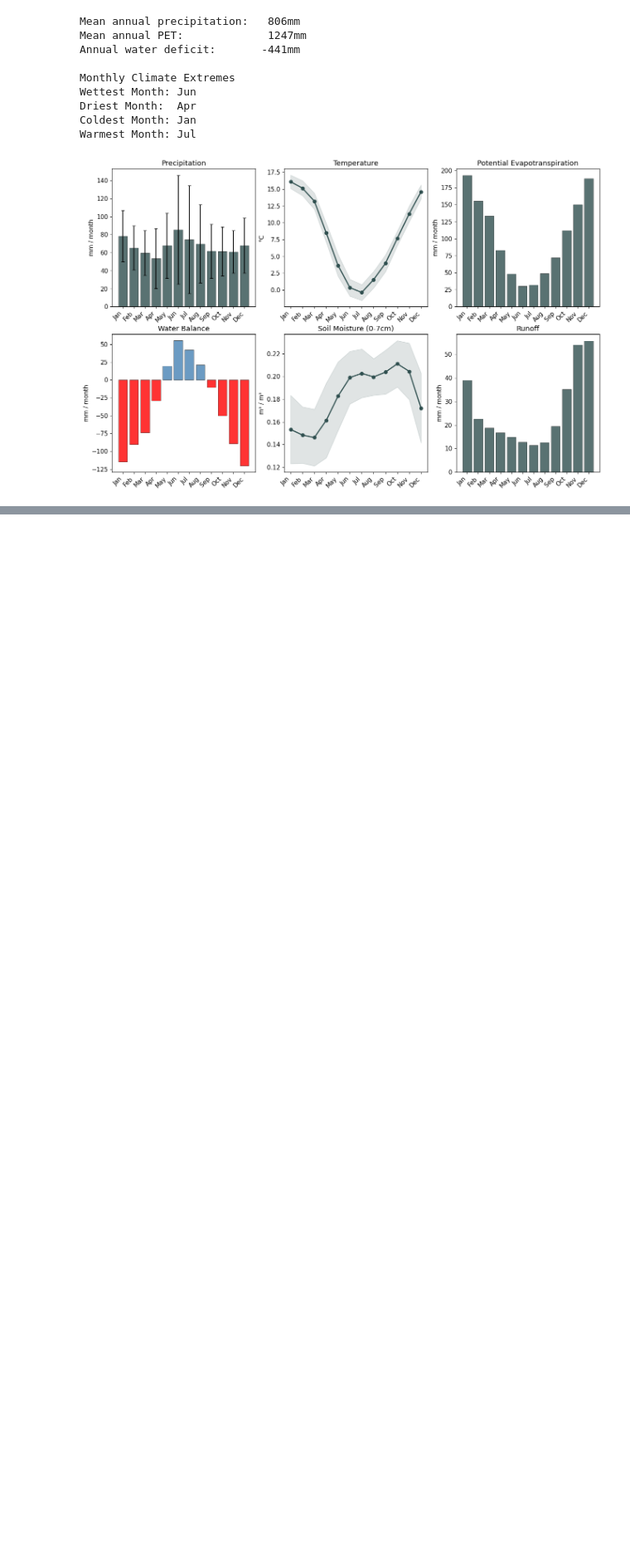
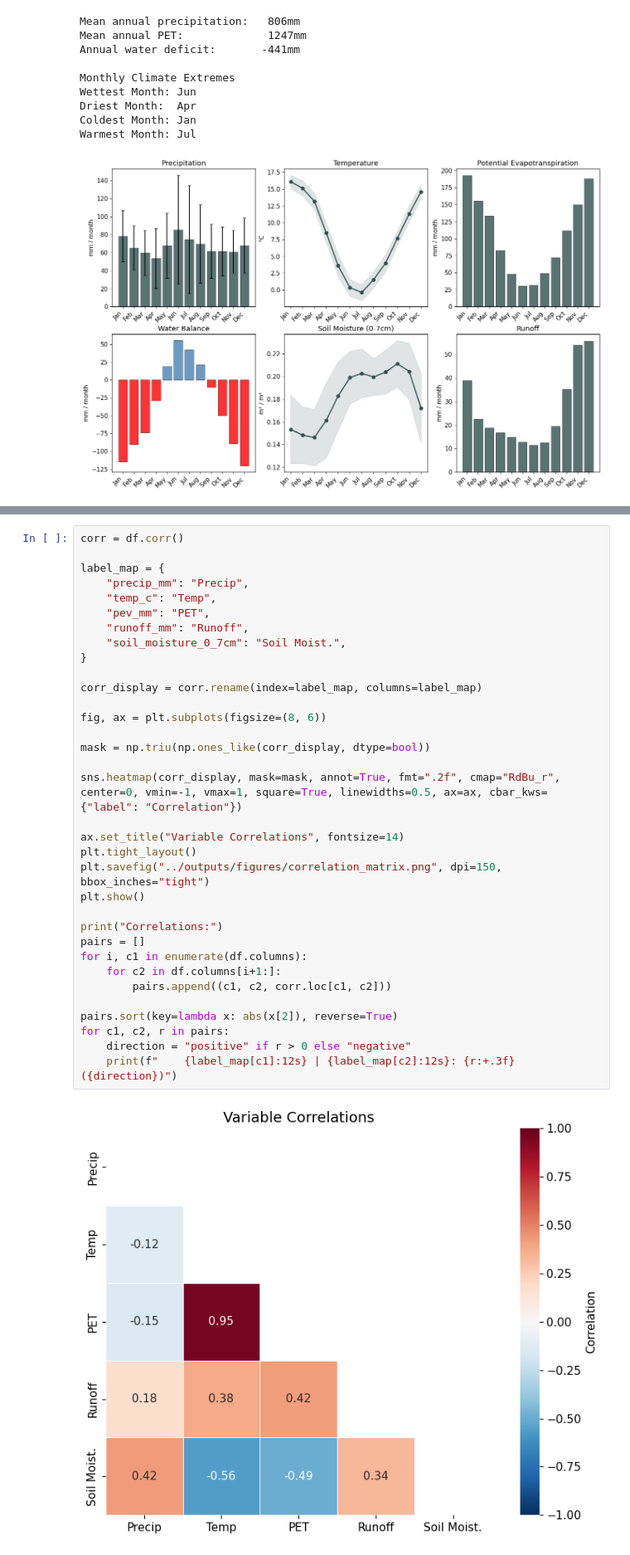
Before and after one commit to sgosmyt2/mendoza-basin-analysis, a Jupyter notebook: notebooks/explore_analy.ipynb, the cells around one changed output, grey strips where cells are left out. Shown at 83% size. Cells and saved outputs as stored; diff of their text form; blank space fills up the shorter version.

```diff
--- a/notebooks/explore_analy.ipynb
+++ b/notebooks/explore_analy.ipynb
@@ -130,0 +203,36 @@ Warmest Month: Jul
+# %%
+corr = df.corr()
+
+label_map = {
+    "precip_mm": "Precip",
+    "temp_c": "Temp",
+    "pev_mm": "PET",
+    "runoff_mm": "Runoff",
+    "soil_moisture_0_7cm": "Soil Moist.",
+}
+
+corr_display = corr.rename(index=label_map, columns=label_map)
+
+fig, ax = plt.subplots(figsize=(8, 6))
+
+mask = np.triu(np.ones_like(corr_display, dtype=bool))
+
+sns.heatmap(corr_display, mask=mask, annot=True, fmt=".2f", cmap="RdBu_r", center=0, vmin=-1, vmax=1, square=True, linewidths=0.5, ax=ax, cbar_kws={"label": "Correlation"})
+
+ax.set_title("Variable Correlations", fontsize=14)
+plt.tight_layout()
+plt.savefig("../outputs/figures/correlation_matrix.png", dpi=150, bbox_inches="tight")
+plt.show()
+
+print("Correlations:")
+pairs = []
+for i, c1 in enumerate(df.columns):
+    for c2 in df.columns[i+1:]:
+        pairs.append((c1, c2, corr.loc[c1, c2]))
+
+pairs.sort(key=lambda x: abs(x[2]), reverse=True)
+for c1, c2, r in pairs:
+    direction = "positive" if r > 0 else "negative"
+    print(f"    {label_map[c1]:12s} | {label_map[c2]:12s}: {r:+.3f} ({direction})")
+# %% [output]
+[figure, added]
```
Also changed, not shown: parts of 8 cells of this notebook, 4 other files.
